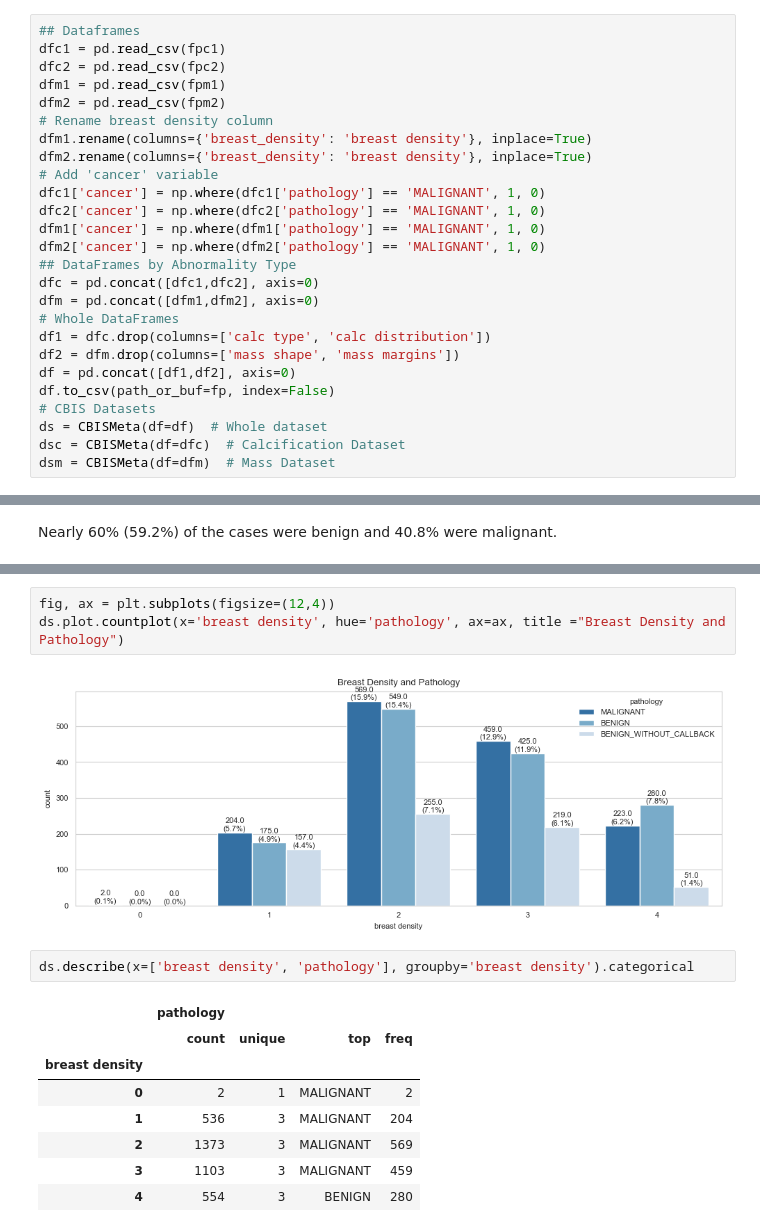
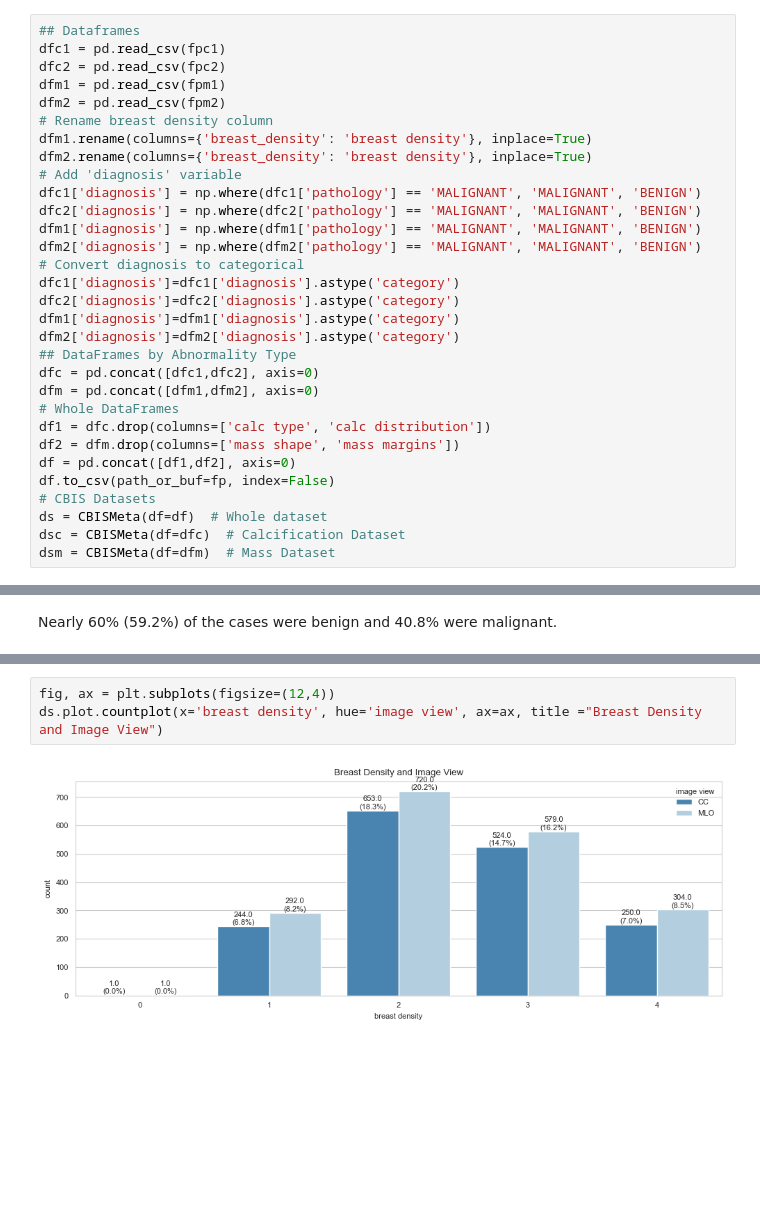
Before and after one commit to john-james-ai/BreastCancerDetection, a Jupyter notebook: notebooks/content/02_eda.ipynb, the cells around one changed output, grey strips where cells are left out. Cells and saved outputs as stored; diff of their text form; blank space fills up the shorter version.

Commit message:
breast density bivariate

```diff
--- a/notebooks/content/02_eda.ipynb
+++ b/notebooks/content/02_eda.ipynb
@@ -168,11 +171,16 @@ dfm2 = pd.read_csv(fpm2)
 # Rename breast density column
 dfm1.rename(columns={'breast_density': 'breast density'}, inplace=True)
 dfm2.rename(columns={'breast_density': 'breast density'}, inplace=True)
-# Add 'cancer' variable
-dfc1['cancer'] = np.where(dfc1['pathology'] == 'MALIGNANT', 1, 0)
-dfc2['cancer'] = np.where(dfc2['pathology'] == 'MALIGNANT', 1, 0)
-dfm1['cancer'] = np.where(dfm1['pathology'] == 'MALIGNANT', 1, 0)
-dfm2['cancer'] = np.where(dfm2['pathology'] == 'MALIGNANT', 1, 0)
+# Add 'diagnosis' variable
+dfc1['diagnosis'] = np.where(dfc1['pathology'] == 'MALIGNANT', 'MALIGNANT', 'BENIGN')
+dfc2['diagnosis'] = np.where(dfc2['pathology'] == 'MALIGNANT', 'MALIGNANT', 'BENIGN')
+dfm1['diagnosis'] = np.where(dfm1['pathology'] == 'MALIGNANT', 'MALIGNANT', 'BENIGN')
+dfm2['diagnosis'] = np.where(dfm2['pathology'] == 'MALIGNANT', 'MALIGNANT', 'BENIGN')
+# Convert diagnosis to categorical
+dfc1['diagnosis']=dfc1['diagnosis'].astype('category')
+dfc2['diagnosis']=dfc2['diagnosis'].astype('category')
+dfm1['diagnosis']=dfm1['diagnosis'].astype('category')
+dfm2['diagnosis']=dfm2['diagnosis'].astype('category')
 ## DataFrames by Abnormality Type
 dfc = pd.concat([dfc1,dfc2], axis=0)
 dfm = pd.concat([dfm1,dfm2], axis=0)
@@ -383,16 +414,5 @@ Here, we'll explore how breast density relates to pathology, calcification type
 # %%
 fig, ax = plt.subplots(figsize=(12,4))
-ds.plot.countplot(x='breast density', hue='pathology', ax=ax, title ="Breast Density and Pathology")
+ds.plot.countplot(x='breast density', hue='image view', ax=ax, title ="Breast Density and Image View")
 # %% [output]
-[figure, old version]
+[figure, new version]
-# %%
-ds.describe(x=['breast density', 'pathology'], groupby='breast density').categorical
-# %% [output]
-|  | pathology |  |  |  |
-|  | count | unique | top | freq |
-| breast density |  |  |  |  |
-| 0 | 2 | 1 | MALIGNANT | 2 |
-| 1 | 536 | 3 | MALIGNANT | 204 |
-| 2 | 1373 | 3 | MALIGNANT | 569 |
-| 3 | 1103 | 3 | MALIGNANT | 459 |
-| 4 | 554 | 3 | BENIGN | 280 |
```
Also changed, not shown: parts of 32 cells of this notebook, 2 other files.
